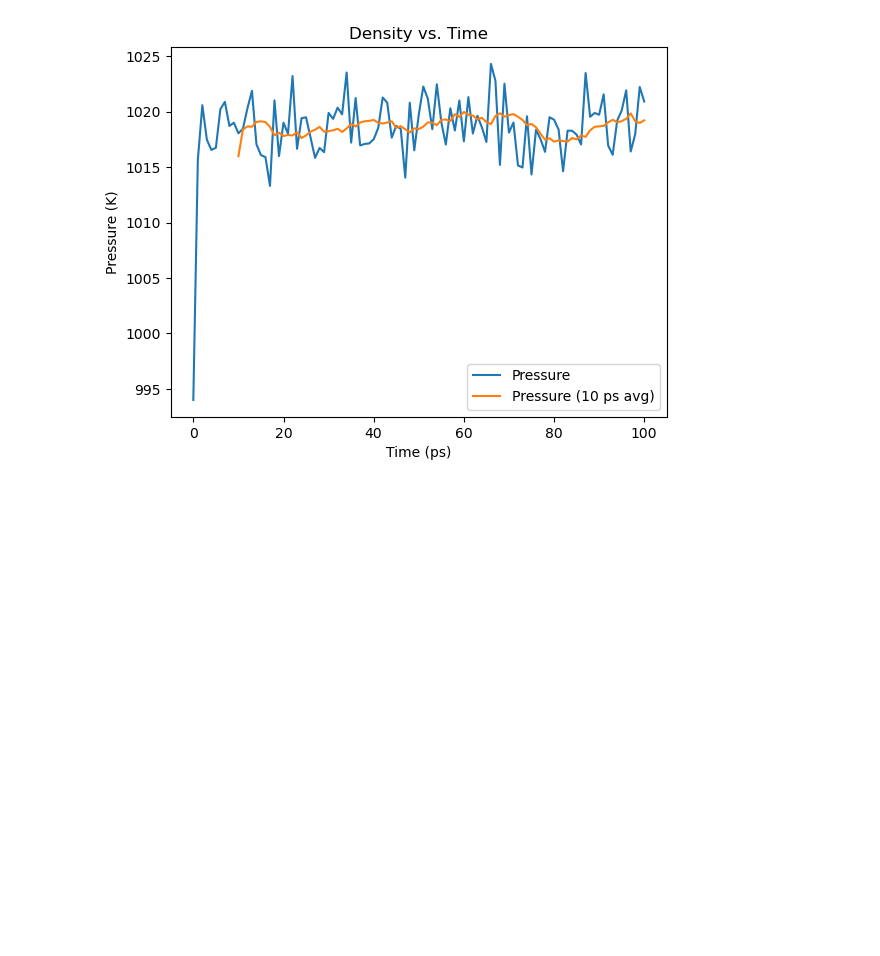
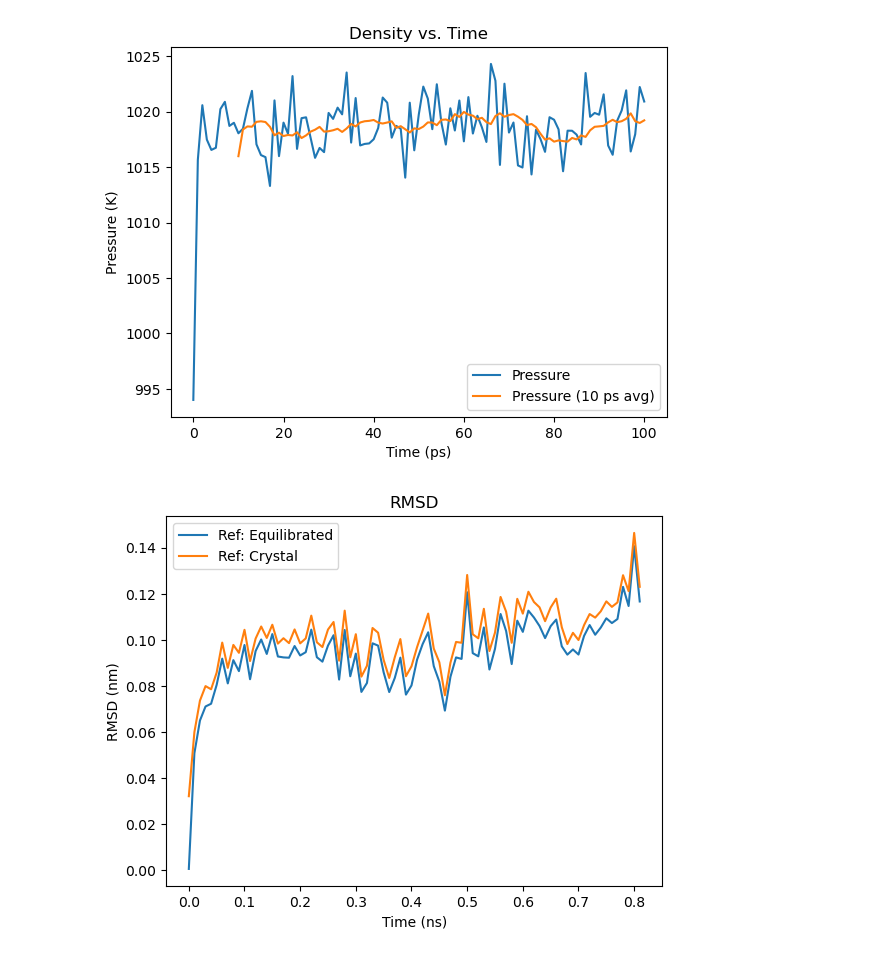
Before and after one commit to thomas-egg/comp-lab-class, a Jupyter notebook: Week3/Analysis/md_analysis.ipynb, the cells around one changed output. Saved outputs shown, nothing was run; the diff lists cells and outputs as text; code cells hidden in the pictures; blank space fills up the shorter version.

```diff
--- a/Week3/Analysis/md_analysis.ipynb
+++ b/Week3/Analysis/md_analysis.ipynb
@@ -89,3 +89,24 @@ plt.legend(['Pressure', 'Pressure (10 ps avg)'])
 plt.show()
 # %% [output]
 [figure]
+# %%
+# Load MD equilibration and crystal data
+file_path = '/home/tje3676/comp-lab-class/comp-lab-class/Week3/Data/rmsd.xvg'
+data = np.genfromtxt(file_path, skip_header=18)
+file_path = '/home/tje3676/comp-lab-class/comp-lab-class/Week3/Data/rmsd_xtal.xvg'
+xtal_data = np.genfromtxt(file_path, skip_header=18)
+
+# Plot MD
+time = data[:,0]
+rmsd = data[:,1]
+xtal_rmsd = xtal_data[:,1]
+
+plt.plot(time, rmsd)
+plt.plot(time, xtal_rmsd)
+plt.title('RMSD')
+plt.xlabel('Time (ns)')
+plt.ylabel('RMSD (nm)')
+plt.legend(['Ref: Equilibrated', 'Ref: Crystal'])
+plt.show()
+# %% [output]
+[figure, added]
```
Also changed, not shown: parts of 1 cell of this notebook.
